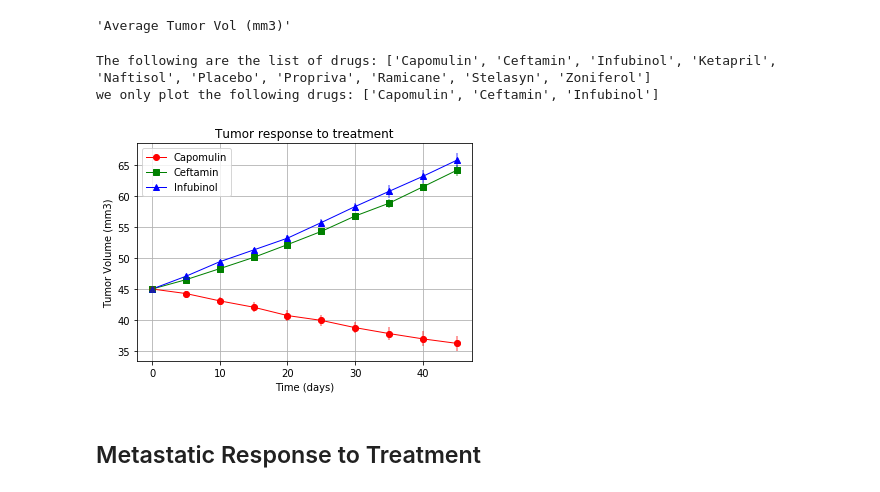
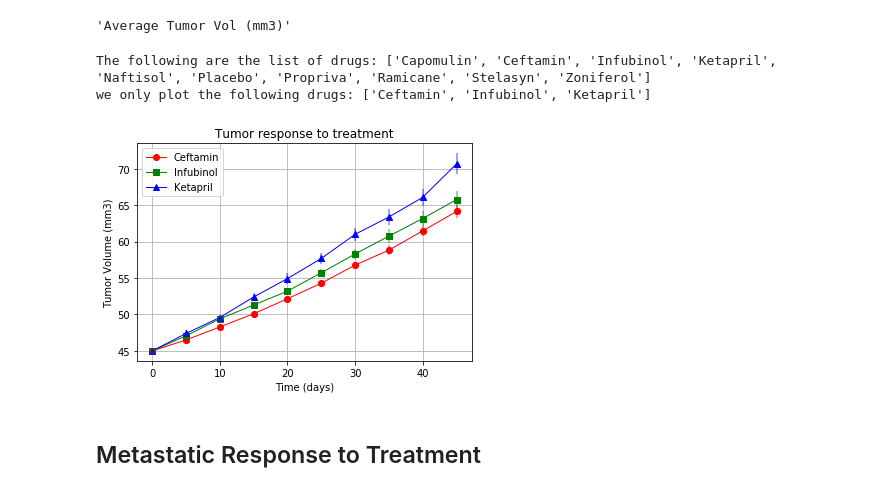
Before and after one commit to 8135tao/Matplotlib, a Jupyter notebook: pymaceuticals_complete.ipynb, the cells around one changed output. Saved outputs shown, nothing was run; the diff lists cells and outputs as text; code cells hidden in the pictures.

```diff
--- a/pymaceuticals_complete.ipynb
+++ b/pymaceuticals_complete.ipynb
@@ -102,7 +102,7 @@ def plot_data(data_and_error,title,xlabl,ylabl):
 
 
     print(f"The following are the list of drugs: {list_of_drugs}")
-    list_of_drugs_plot = [list_of_drugs[i] for i in range(3)]
+    list_of_drugs_plot = [list_of_drugs[i] for i in range(1,4)]
     print(f"we only plot the following drugs: {list_of_drugs_plot} ")
     fig, ax = plt.subplots()
 
@@ -118,42 +118,35 @@ def plot_data(data_and_error,title,xlabl,ylabl):
         if len(data_and_error)==2:
 
             error_df =data_and_error[1]
             error_df_index =list(error_df.keys())
             title_error = error_df_index[0][0]
 
             drug_sem = error_df[title_error][drug_name]
             ax.errorbar(x_axis, drug_size, yerr=drug_sem, fmt=markers[index], color=colors[index], alpha=0.5)
             leg, = ax.plot(x_axis, drug_size, linewidth=1, marker=markers[index], color=colors[index])
             legend_list.append(leg)
         else:
 
             percentage = drug_size/max(drug_size)*100
             ax.errorbar(x_axis, percentage, fmt=markers[index], color=colors[index], alpha=0.5)
             leg, = ax.plot(x_axis, percentage, linewidth=1, marker=markers[index], color=colors[index])
             legend_list.append(leg)
 
-
-
-
-
-
-
-
     plt.title(title)
     plt.grid()
     plt.xlabel(xlabl)
     plt.ylabel(ylabl)
     plt.legend(handles = legend_list)
     # Save the Figure
     #fig.savefig(title+'.png')
     # Show the Figure
     plt.show()
 
 plot_data([mean_tvol_df_ref,sem_tvol_df_ref],"Tumor response to treatment","Time (days)","Tumor Volume (mm3)")
 # %% [output]
 The following are the list of drugs: ['Capomulin', 'Ceftamin', 'Infubinol', 'Ketapril', 'Naftisol', 'Placebo', 'Propriva', 'Ramicane', 'Stelasyn', 'Zoniferol']
-we only plot the following drugs: ['Capomulin', 'Ceftamin', 'Infubinol']
+we only plot the following drugs: ['Ceftamin', 'Infubinol', 'Ketapril']
-[figure, old version]
+[figure, new version]
 # %% [markdown]
 ## Metastatic Response to Treatment
 # %%
```
Also changed, not shown: parts of 4 cells of this notebook, 1 other file.
